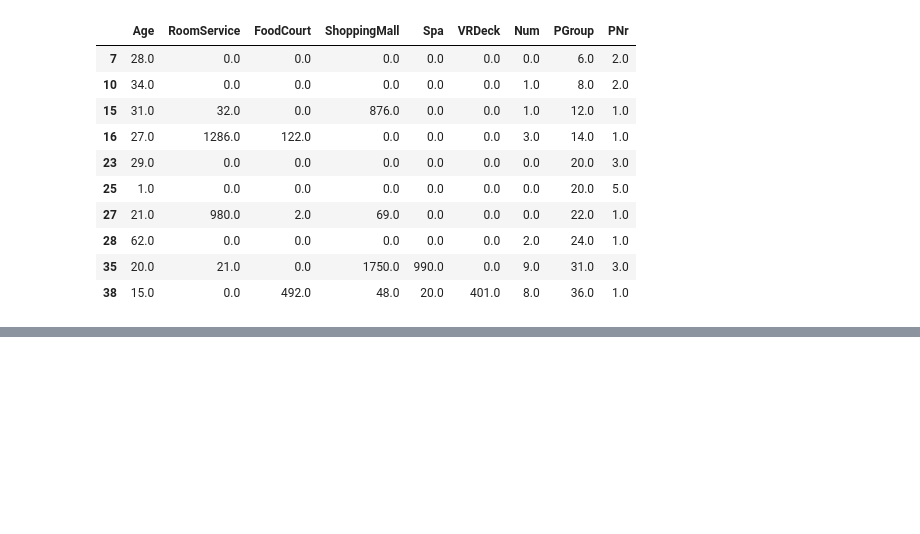
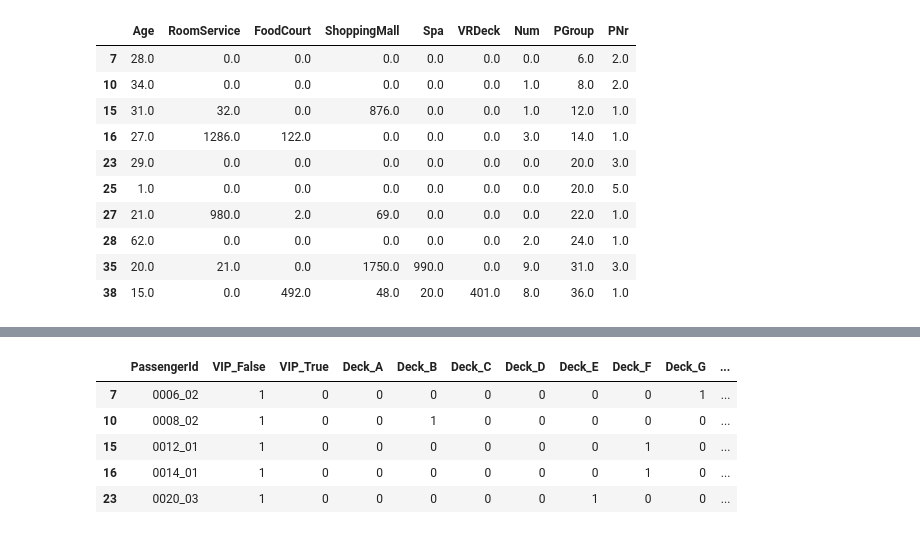
Before and after one commit to He1o/Cyrus_NoteBook, a Jupyter notebook: Kaggle/4.xgboost0.89.ipynb, the cells around one changed output, grey strips where cells are left out. Saved outputs shown, nothing was run; the diff lists cells and outputs as text; code cells hidden in the pictures; blank space fills up the shorter version.

```diff
--- a/Kaggle/4.xgboost0.89.ipynb
+++ b/Kaggle/4.xgboost0.89.ipynb
@@ -428,0 +440,8 @@ df3[train_data.isnull().T.any()].head(10)
+# %%
+from sklearn.preprocessing import LabelEncoder
+
+df = train_data.copy()
+le = LabelEncoder()
+df['Transported'] = le.fit_transform(df['Transported'])
+print(le.classes_)
+df[['PassengerId', 'Transported']].head()
@@ -428,0 +456,14 @@ df3[train_data.isnull().T.any()].head(10)
+# %%
+pd.set_option('max_columns',1000)
+pd.set_option('max_row',300)
+
+# df = train_data.copy()
+df = pd.get_dummies(df, columns=['HomePlanet', 'CryoSleep', 'Destination', 'VIP', 'Deck', 'Side'])
+df[['PassengerId', 'VIP_False', 'VIP_True', 'Deck_A', 'Deck_B', 'Deck_C', 'Deck_D','Deck_E','Deck_F','Deck_G','Deck_T','Side_P','Side_S']].head()
+# %% [output]
+|  | PassengerId | VIP_False | VIP_True | Deck_A | Deck_B | Deck_C | Deck_D | Deck_E | Deck_F | Deck_G | ... |
+| 7 | 0006_02 | 1 | 0 | 0 | 0 | 0 | 0 | 0 | 0 | 1 | ... |
+| 10 | 0008_02 | 1 | 0 | 0 | 1 | 0 | 0 | 0 | 0 | 0 | ... |
+| 15 | 0012_01 | 1 | 0 | 0 | 0 | 0 | 0 | 0 | 1 | 0 | ... |
+| 16 | 0014_01 | 1 | 0 | 0 | 0 | 0 | 0 | 0 | 1 | 0 | ... |
+| 23 | 0020_03 | 1 | 0 | 0 | 0 | 0 | 0 | 1 | 0 | 0 | ... |
```
Also changed, not shown: parts of 11 cells of this notebook, 5 other files.
